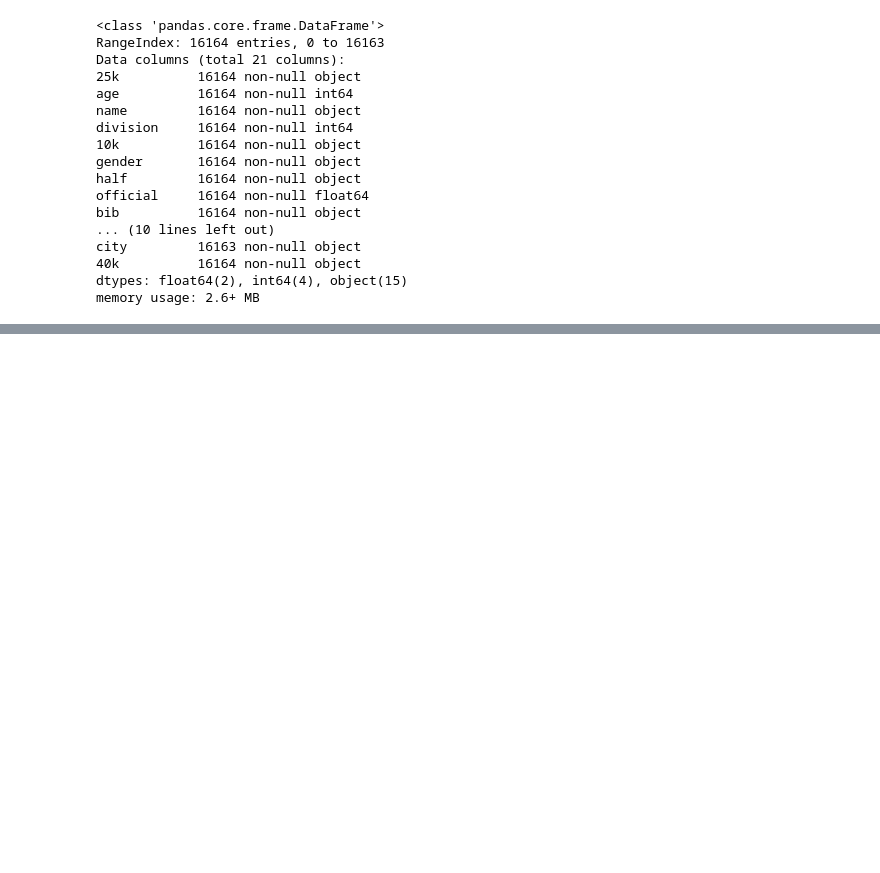
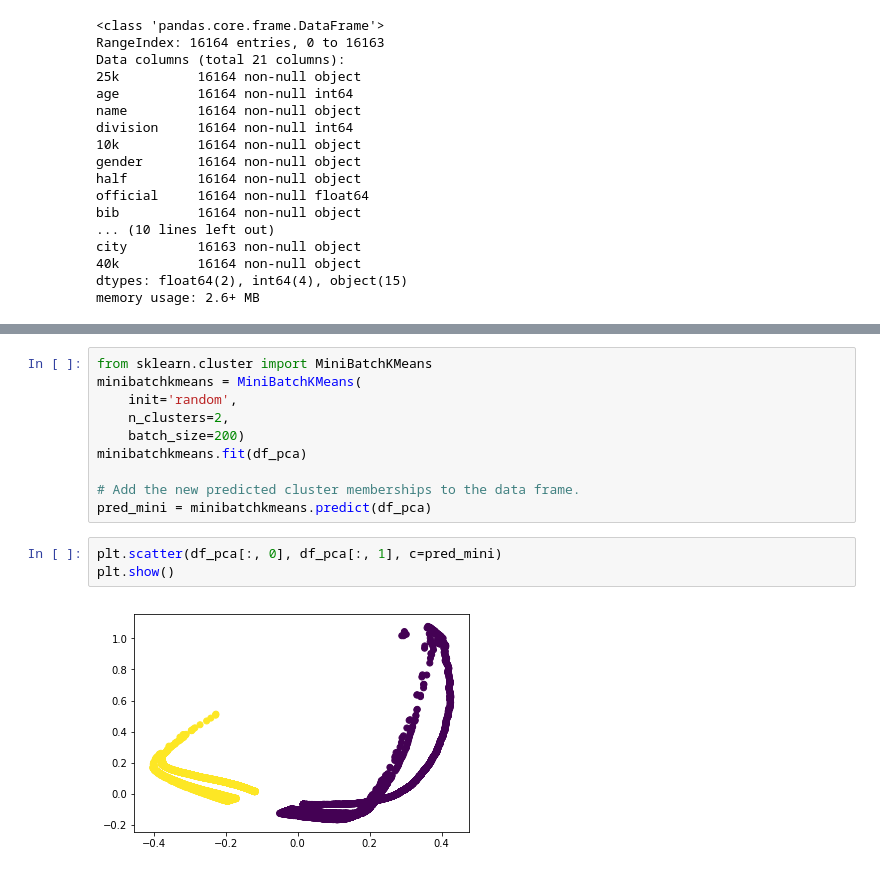
Before and after one commit to mattxushuai/Thinkful-DS, a Jupyter notebook: Boston marathon.ipynb, the cells around one changed output, grey strips where cells are left out. Drawn from its saved outputs; the diff is of its cells as text; blank space fills up the shorter version.

```diff
--- a/Boston marathon.ipynb
+++ b/Boston marathon.ipynb
@@ -38,0 +173,15 @@ memory usage: 2.6+ MB
+# %%
+from sklearn.cluster import MiniBatchKMeans
+minibatchkmeans = MiniBatchKMeans(
+    init='random',
+    n_clusters=2,
+    batch_size=200)
+minibatchkmeans.fit(df_pca)
+
+# Add the new predicted cluster memberships to the data frame.
+pred_mini = minibatchkmeans.predict(df_pca)
+# %%
+plt.scatter(df_pca[:, 0], df_pca[:, 1], c=pred_mini)
+plt.show()
+# %% [output]
+[figure, added]
```
Also changed, not shown: parts of 32 cells of this notebook.
